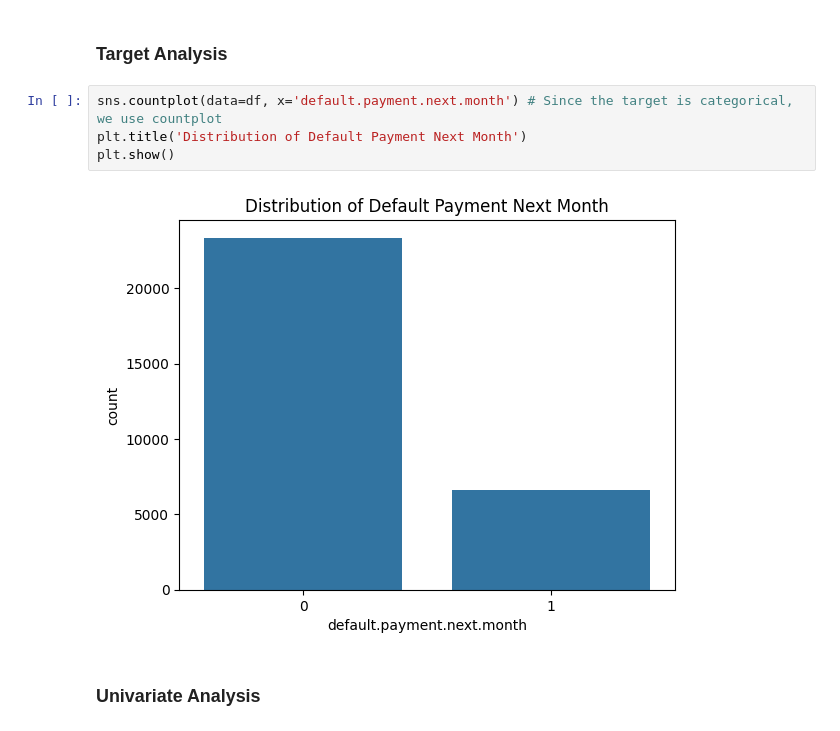
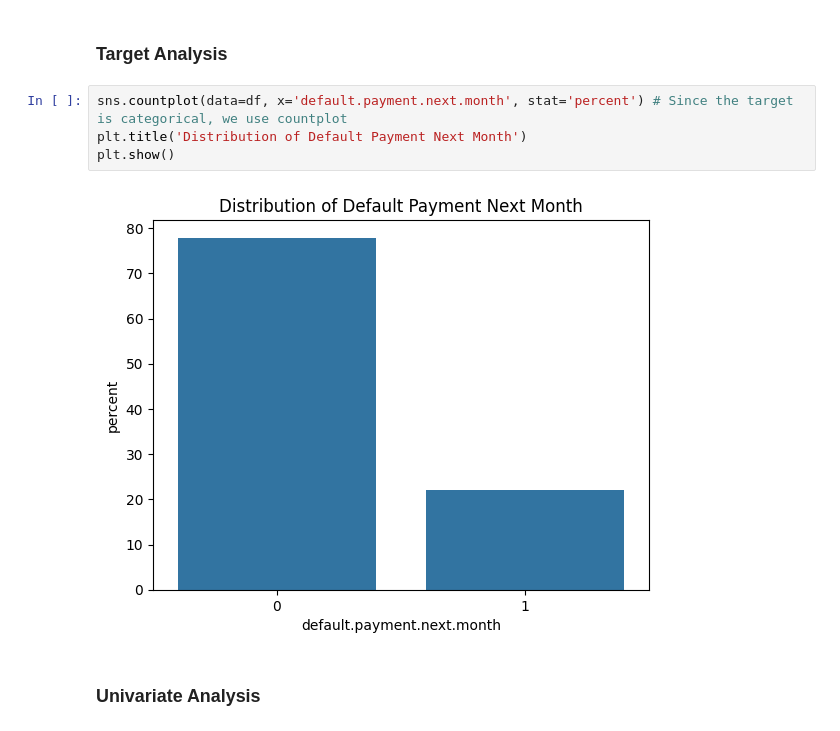
Before and after one commit to hbnnnnnnn/fsds-k7-ml-final-project, a Jupyter notebook: k7_ml.ipynb, the cells around one changed output. Saved outputs shown, nothing was run; the diff lists cells and outputs as text.

```diff
--- a/k7_ml.ipynb
+++ b/k7_ml.ipynb
@@ -94,11 +93,11 @@ dtype: int64
 # %% [markdown]
 ### Target Analysis
 # %%
-sns.countplot(data=df, x='default.payment.next.month') # Since the target is categorical, we use countplot
+sns.countplot(data=df, x='default.payment.next.month', stat='percent') # Since the target is categorical, we use countplot
 plt.title('Distribution of Default Payment Next Month')
 plt.show()
 # %% [output]
-[figure, old version]
+[figure, new version]
 # %% [markdown]
 ### Univariate Analysis
 # %%
```
Also changed, not shown: parts of 15 cells of this notebook, 6 other files.
